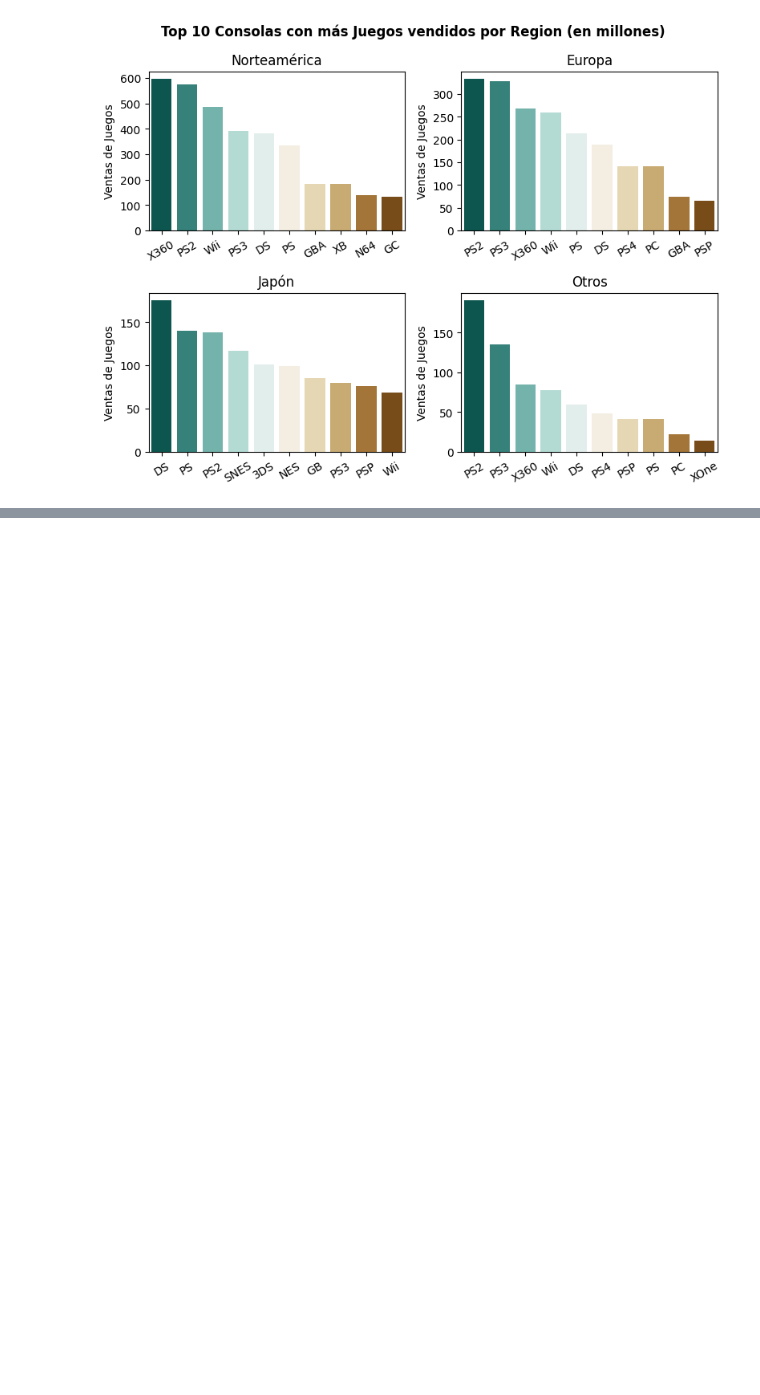
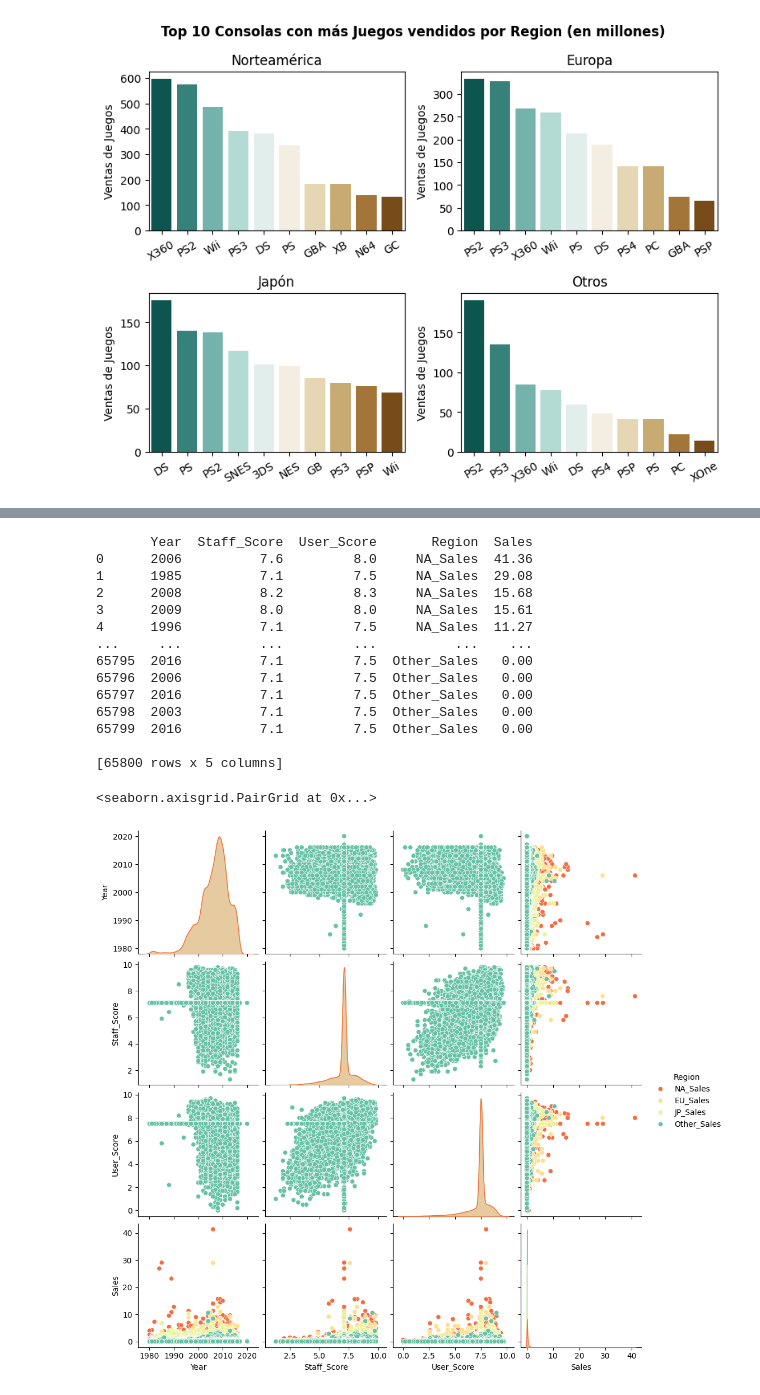
Before and after one commit to christianV1zcardo/Proyect_videogames_sales_EDA, a Jupyter notebook: main.ipynb, the cells around one changed output, grey strips where cells are left out. Cells and saved outputs as stored; diff of their text form; code cells hidden in the pictures; blank space fills up the shorter version.

```diff
--- a/main.ipynb
+++ b/main.ipynb
@@ -266,0 +286,31 @@ Passing `palette` without assigning `hue` is deprecated and will be removed in v
+# %%
+df_pp1 = df[['Year', 'Staff_Score', 'User_Score',
+             'NA_Sales', 'EU_Sales', 'JP_Sales', 'Other_Sales']]
+
+df_pp1 = pd.melt(
+    df_pp1,
+    id_vars=['Year', 'Staff_Score', 'User_Score'],
+    value_vars=['NA_Sales', 'EU_Sales', 'JP_Sales', 'Other_Sales'],
+    var_name='Region',
+    value_name='Sales')
+
+print(df_pp1)
+
+sns.pairplot(df_pp1, diag_kind='kde', palette='Spectral', hue='Region')
+# %% [output]
+       Year  Staff_Score  User_Score       Region  Sales
+0      2006          7.6         8.0     NA_Sales  41.36
+1      1985          7.1         7.5     NA_Sales  29.08
+2      2008          8.2         8.3     NA_Sales  15.68
+3      2009          8.0         8.0     NA_Sales  15.61
+4      1996          7.1         7.5     NA_Sales  11.27
+...     ...          ...         ...          ...    ...
+65795  2016          7.1         7.5  Other_Sales   0.00
+65796  2006          7.1         7.5  Other_Sales   0.00
+65797  2016          7.1         7.5  Other_Sales   0.00
+65798  2003          7.1         7.5  Other_Sales   0.00
+65799  2016          7.1         7.5  Other_Sales   0.00
+
+[65800 rows x 5 columns]
+<seaborn.axisgrid.PairGrid at 0x...>
+[figure, added]
```
Also changed, not shown: parts of 3 cells of this notebook, 3 other files.
